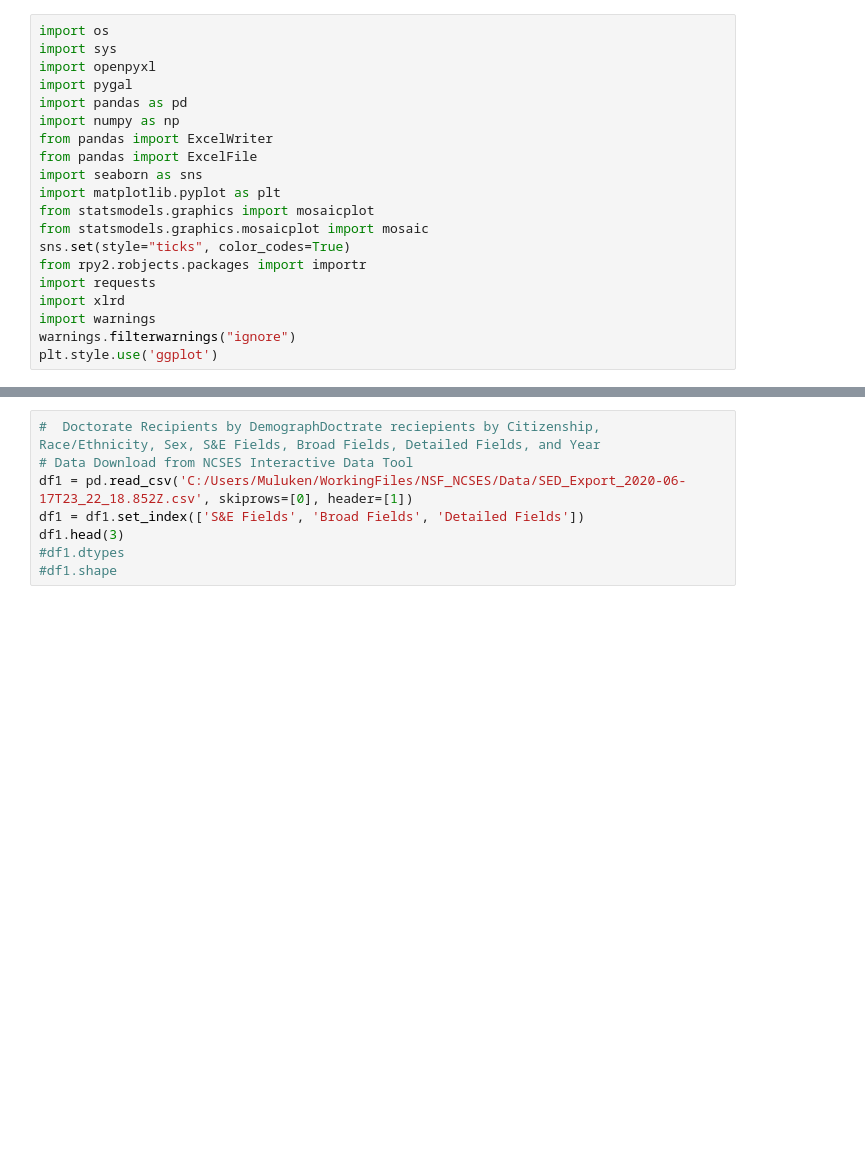
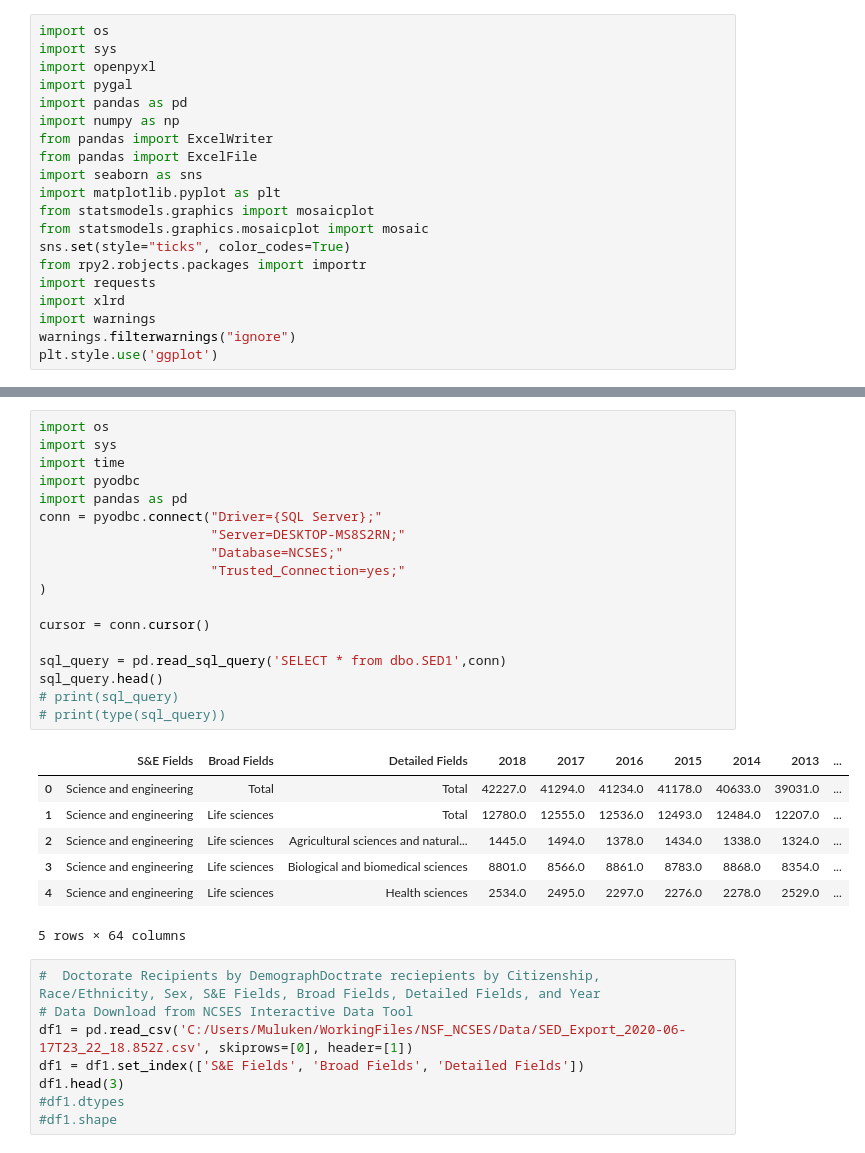
Before and after one commit to mulukenm/dataScience, a Jupyter notebook: SQLComparisonVisualization.ipynb, the cells around one changed output, grey strips where cells are left out. Drawn from its saved outputs; the diff is of its cells as text; blank space fills up the shorter version.

```diff
--- a/SQLComparisonVisualization.ipynb
+++ b/SQLComparisonVisualization.ipynb
@@ -80,3 +96,29 @@ InterfaceError: ('IM002', '[IM002] [Microsoft][ODBC Driver Manager] Data source
+# %%
+import os
+import sys
+import time
+import pyodbc
+import pandas as pd
+conn = pyodbc.connect("Driver={SQL Server};"
+                      "Server=DESKTOP-MS8S2RN;"
+                      "Database=NCSES;"
+                      "Trusted_Connection=yes;"
+)
+
+cursor = conn.cursor()
+
+sql_query = pd.read_sql_query('SELECT * from dbo.SED1',conn)
+sql_query.head()
+# print(sql_query)
+# print(type(sql_query))
+# %% [output]
+|  | S&E Fields | Broad Fields | Detailed Fields | 2018 | 2017 | 2016 | 2015 | 2014 | 2013 | ... |
+| 0 | Science and engineering | Total | Total | 42227.0 | 41294.0 | 41234.0 | 41178.0 | 40633.0 | 39031.0 | ... |
+| 1 | Science and engineering | Life sciences | Total | 12780.0 | 12555.0 | 12536.0 | 12493.0 | 12484.0 | 12207.0 | ... |
+| 2 | Science and engineering | Life sciences | Agricultural sciences and natural... | 1445.0 | 1494.0 | 1378.0 | 1434.0 | 1338.0 | 1324.0 | ... |
+| 3 | Science and engineering | Life sciences | Biological and biomedical sciences | 8801.0 | 8566.0 | 8861.0 | 8783.0 | 8868.0 | 8354.0 | ... |
+| 4 | Science and engineering | Life sciences | Health sciences | 2534.0 | 2495.0 | 2297.0 | 2276.0 | 2278.0 | 2529.0 | ... |
+5 rows × 64 columns
 # %%
 #  Doctorate Recipients by DemographDoctrate reciepients by Citizenship,  Race/Ethnicity, Sex, S&E Fields, Broad Fields, Detailed Fields, and Year
 # Data Download from NCSES Interactive Data Tool
```
Also changed, not shown: parts of 2 cells of this notebook.
